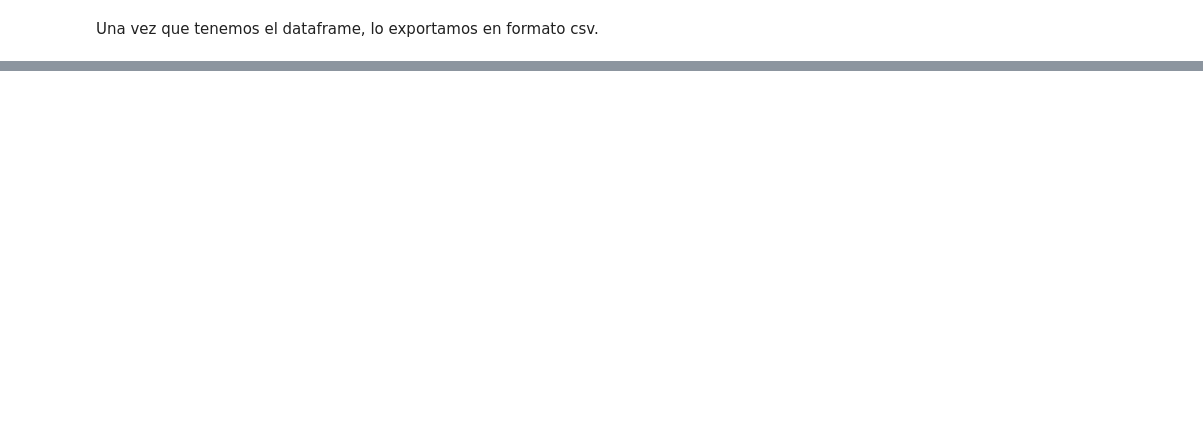
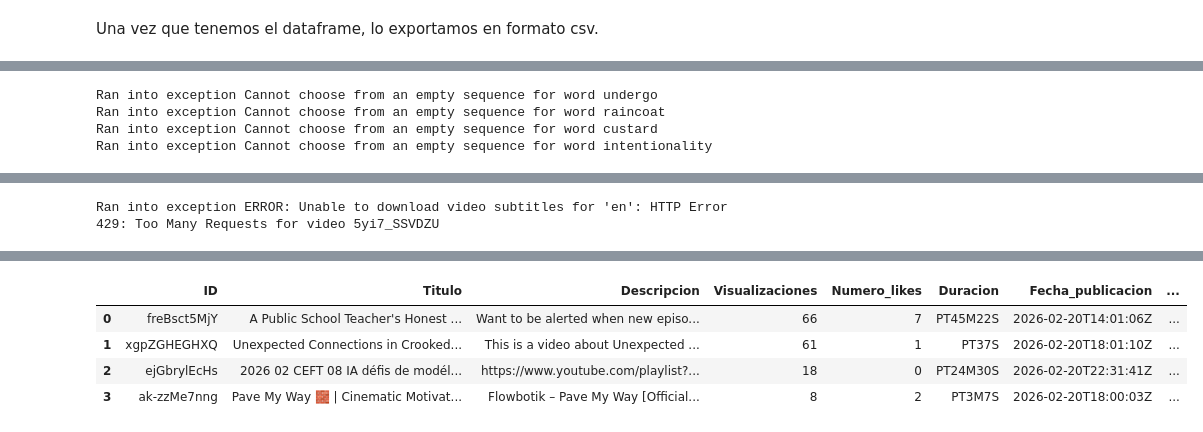
Before and after one commit to UCM-GIDIA-PD1/c2526-R1, a Jupyter notebook: src/Pipeline entero de extraccion de datos.ipynb, the cells around one changed output, grey strips where cells are left out. Cells and saved outputs as stored; diff of their text form; code cells hidden in the pictures; blank space fills up the shorter version.

Commit message:
Create one function for all video extraction

```diff
--- a/src/Pipeline entero de extraccion de datos.ipynb
+++ b/src/Pipeline entero de extraccion de datos.ipynb
@@ -222,0 +360,21 @@ data_csv = df_data.to_csv("data_videos.csv", index=False)
+# %%
+def collect_all_data(num_videos):
+    palabras, ids = get_random_ids(num_ids=num_videos, after_date=str(datetime.date.today()-datetime.timedelta(days=1)))
+    df_videos = []
+    for id in ids: #tqdm
+        try:
+            df_videos.append(get_info(id))
+            #print(df_videos)
+            time.sleep(0.5) #to not get too many requests error
+        except Exception as e: print("Ran into exception", e, "for video", id) #for some videos the downloader does not work for some reason
+
+    df_data = pd.concat(df_videos, ignore_index=True)
+    data_csv = df_data.to_csv("data_videos.csv", index=False)
+    return df_data
+# %%
+collect_all_data(5)
+# %% [output]
+Ran into exception Cannot choose from an empty sequence for word undergo
+Ran into exception Cannot choose from an empty sequence for word raincoat
+Ran into exception Cannot choose from an empty sequence for word custard
+Ran into exception Cannot choose from an empty sequence for word intentionality
@@ -222,0 +388 @@ data_csv = df_data.to_csv("data_videos.csv", index=False)
+Ran into exception ERROR: Unable to download video subtitles for 'en': HTTP Error 429: Too Many Requests for video 5yi7_SSVDZU
@@ -222,0 +398,5 @@ data_csv = df_data.to_csv("data_videos.csv", index=False)
+|  | ID | Titulo | Descripcion | Visualizaciones | Numero_likes | Duracion | Fecha_publicacion | ... |
+| 0 | freBsct5MjY | A Public School Teacher's Honest ... | Want to be alerted when new episo... | 66 | 7 | PT45M22S | 2026-02-20T14:01:06Z | ... |
+| 1 | xgpZGHEGHXQ | Unexpected Connections in Crooked... | This is a video about Unexpected ... | 61 | 1 | PT37S | 2026-02-20T18:01:10Z | ... |
+| 2 | ejGbrylEcHs | 2026 02 CEFT 08 IA défis de modél... | https://www.youtube.com/playlist?... | 18 | 0 | PT24M30S | 2026-02-20T22:31:41Z | ... |
+| 3 | ak-zzMe7nng | Pave My Way 🧱 | Cinematic Motivat... | Flowbotik – Pave My Way [Official... | 8 | 2 | PT3M7S | 2026-02-20T18:00:03Z | ... |
```
Also changed, not shown: parts of 16 cells of this notebook, 3 other files.
